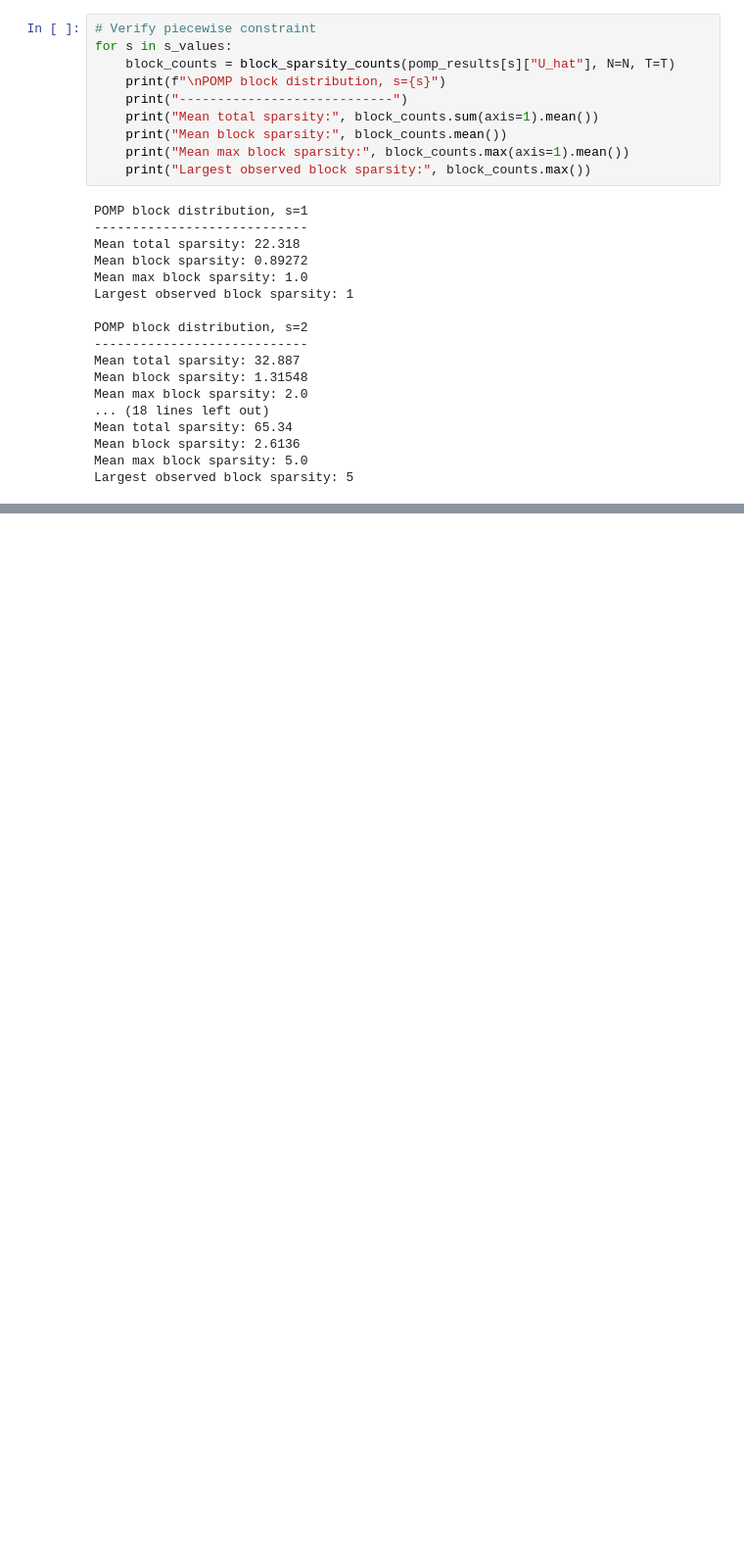
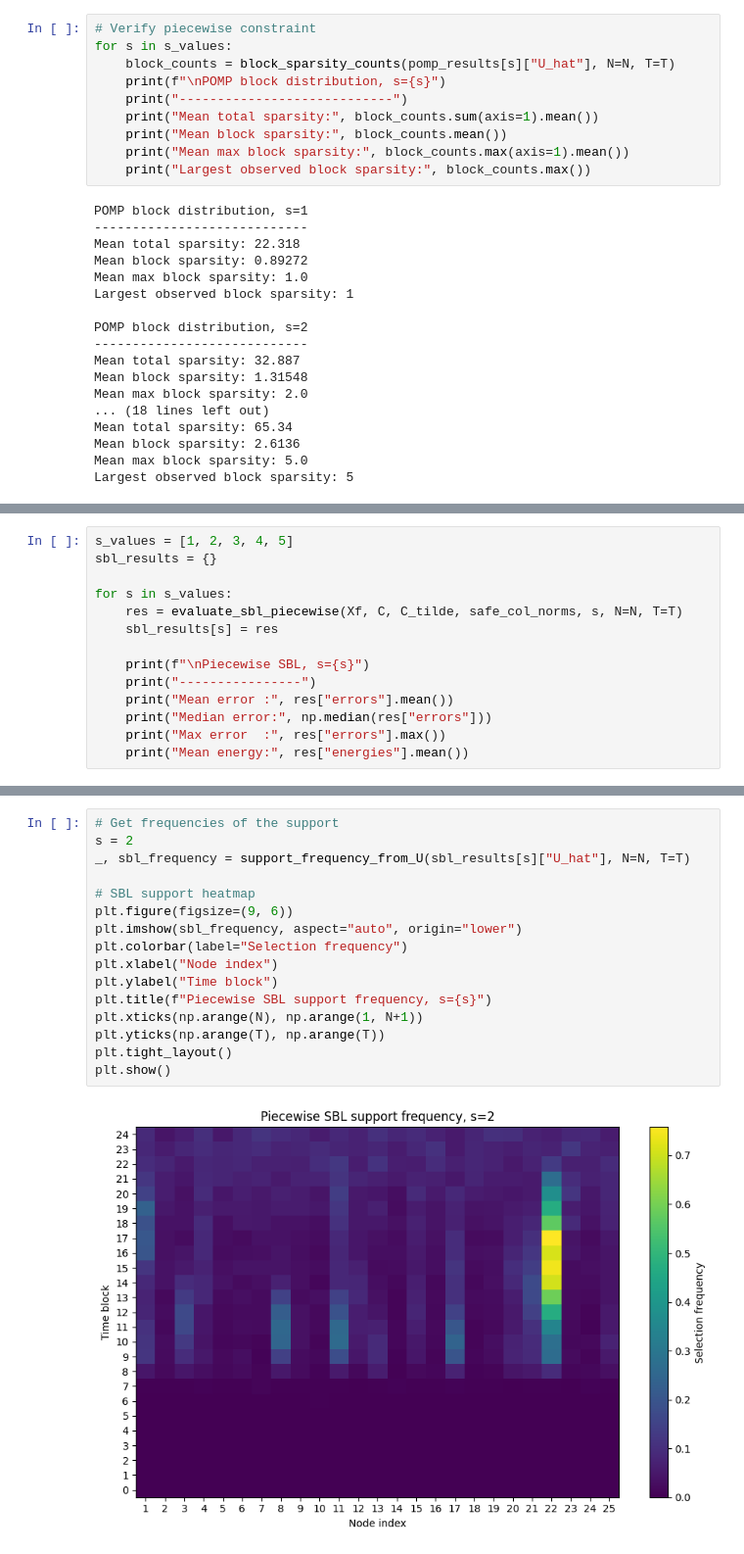
Before and after one commit to PabloABakker/Network-Opinion-Control, a Jupyter notebook: main.ipynb, the cells around one changed output, grey strips where cells are left out. Shown at 98% size. Cells and saved outputs as stored; diff of their text form; blank space fills up the shorter version.

```diff
--- a/main.ipynb
+++ b/main.ipynb
@@ -340,0 +389,14 @@ plt.show()
+# %%
+s_values = [1, 2, 3, 4, 5]
+sbl_results = {}
+
+for s in s_values:
+    res = evaluate_sbl_piecewise(Xf, C, C_tilde, safe_col_norms, s, N=N, T=T)
+    sbl_results[s] = res
+
+    print(f"\nPiecewise SBL, s={s}")
+    print("----------------")
+    print("Mean error :", res["errors"].mean())
+    print("Median error:", np.median(res["errors"]))
+    print("Max error  :", res["errors"].max())
+    print("Mean energy:", res["energies"].mean())
@@ -340,0 +421,18 @@ plt.show()
+# %%
+# Get frequencies of the support
+s = 2
+_, sbl_frequency = support_frequency_from_U(sbl_results[s]["U_hat"], N=N, T=T)
+
+# SBL support heatmap
+plt.figure(figsize=(9, 6))
+plt.imshow(sbl_frequency, aspect="auto", origin="lower")
+plt.colorbar(label="Selection frequency")
+plt.xlabel("Node index")
+plt.ylabel("Time block")
+plt.title(f"Piecewise SBL support frequency, s={s}")
+plt.xticks(np.arange(N), np.arange(1, N+1))
+plt.yticks(np.arange(T), np.arange(T))
+plt.tight_layout()
+plt.show()
+# %% [output]
+[figure, added]
```
Also changed, not shown: parts of 12 cells of this notebook, 1 other file.
